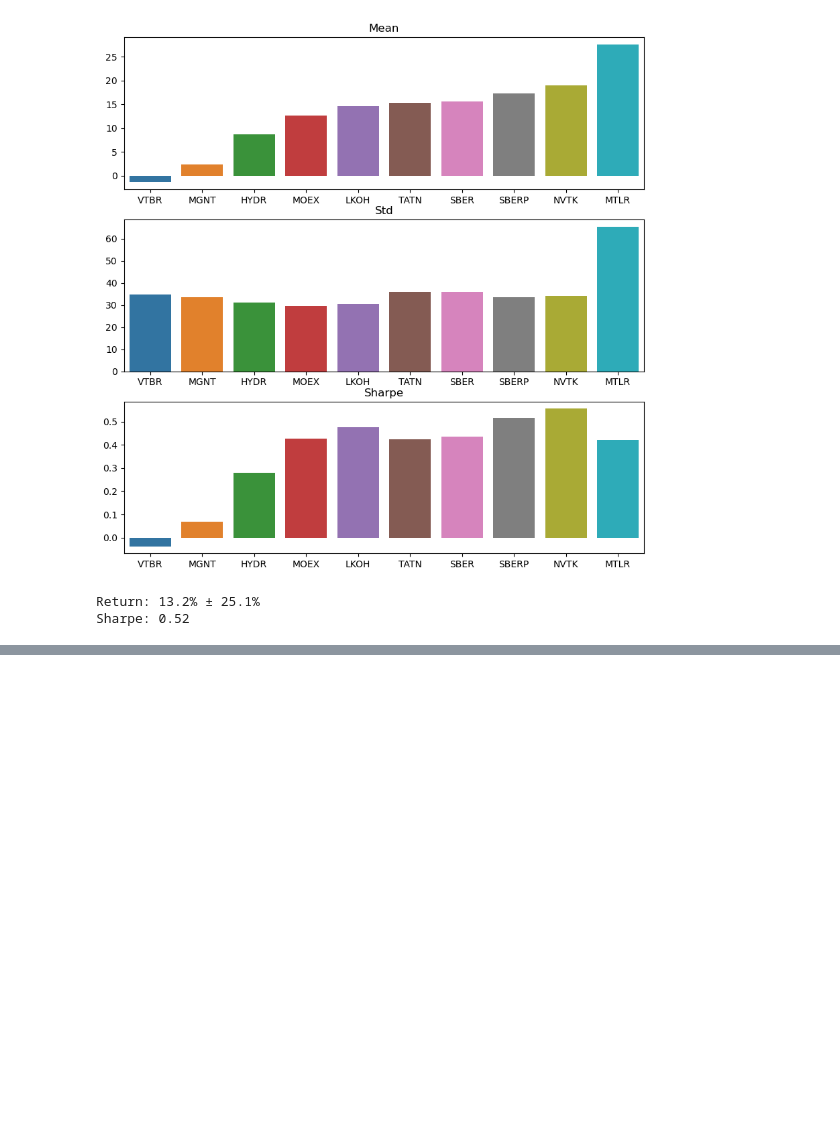
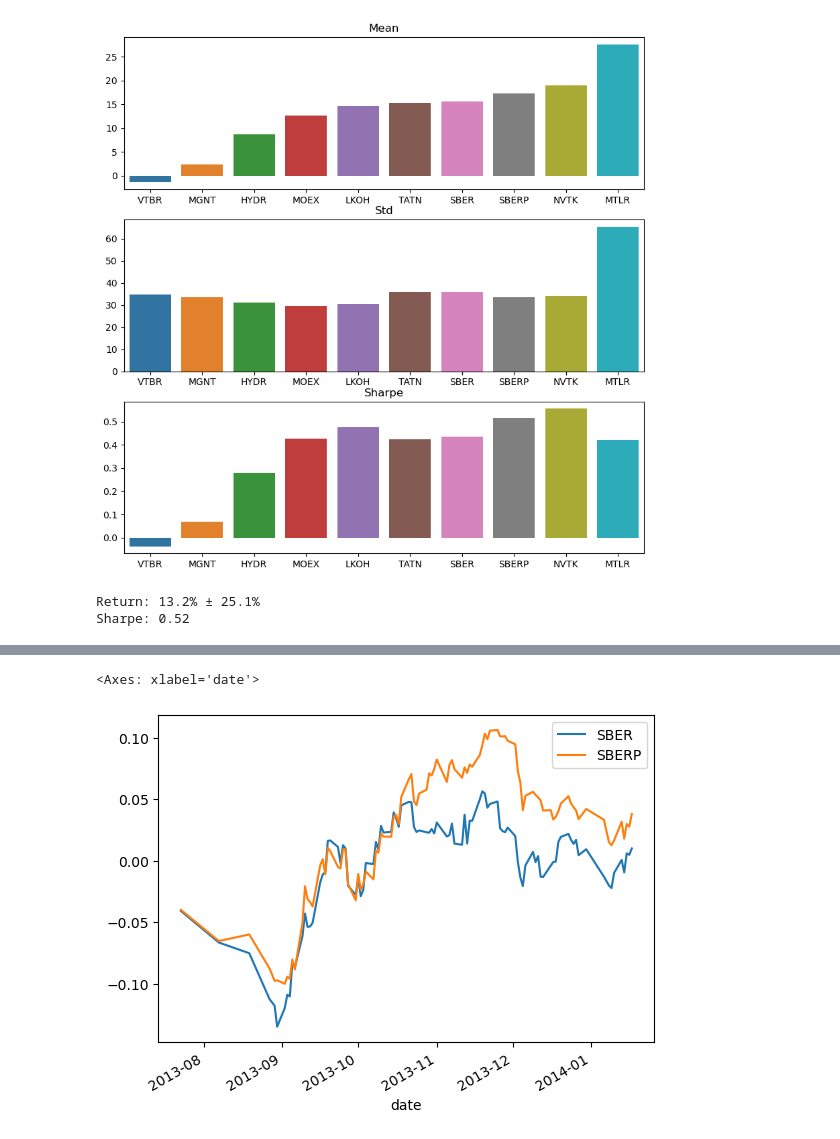
Before and after one commit to GudkovNikolay/Interactive_dashboard_ECML_2025, a Jupyter notebook: main.ipynb, the cells around one changed output, grey strips where cells are left out. Drawn from its saved outputs; the diff is of its cells as text; code cells hidden in the pictures; blank space fills up the shorter version.

```diff
--- a/main.ipynb
+++ b/main.ipynb
@@ -49,0 +359,5 @@ Sharpe: 0.52
+# %%
+df_returns[:WINDOW_SIZE].cumsum().plot()
+# %% [output]
+<Axes: xlabel='date'>
+[figure, added]
```
Also changed, not shown: parts of 13 cells of this notebook.
